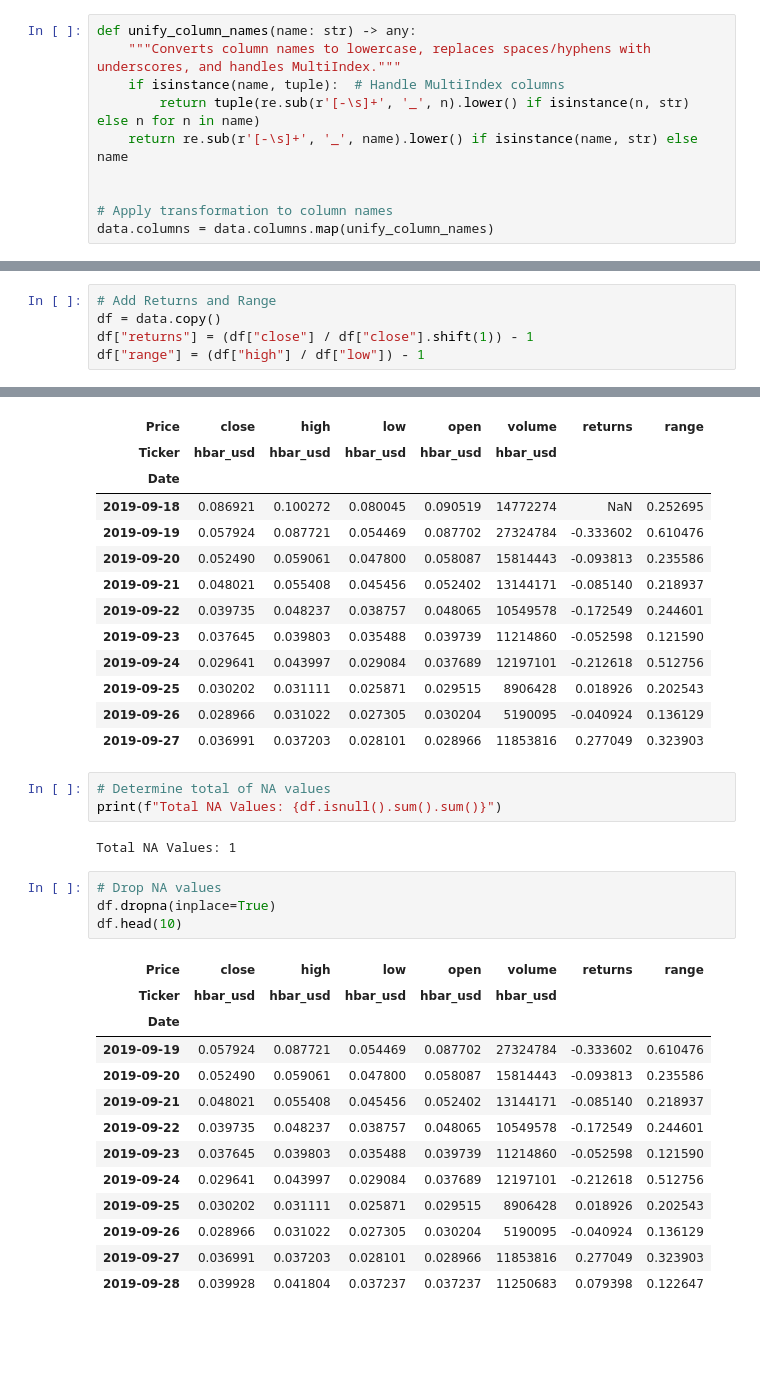
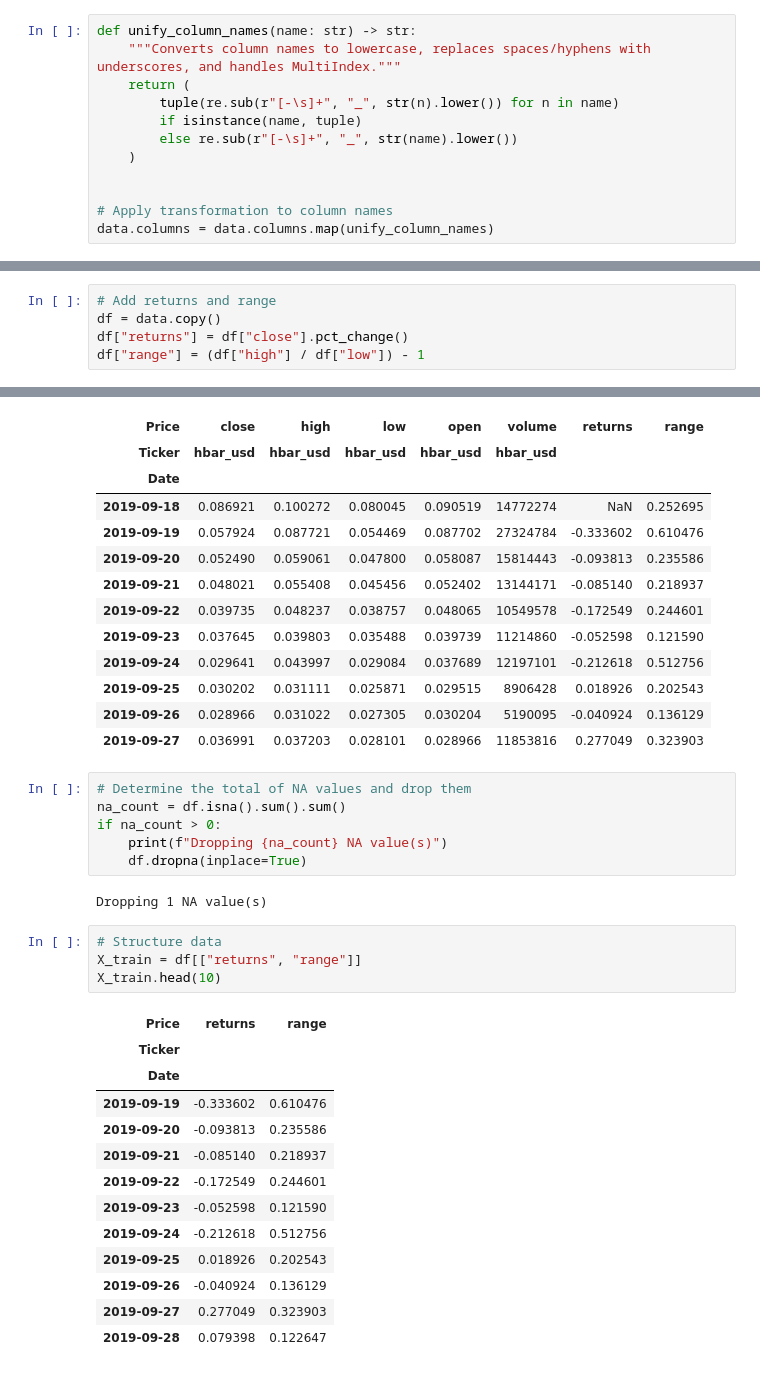
Before and after one commit to davidsprieto/python-ml-trading, a Jupyter notebook: unsupervised-ml/hidden-markov-models.ipynb, the cells around one changed output, grey strips where cells are left out. Cells and saved outputs as stored; diff of their text form; blank space fills up the shorter version.

```diff
--- a/unsupervised-ml/hidden-markov-models.ipynb
+++ b/unsupervised-ml/hidden-markov-models.ipynb
@@ -117,11 +115,13 @@ Data columns (total 5 columns):
 dtypes: float64(4), int64(1)
 memory usage: 94.1 KB
 # %%
-def unify_column_names(name: str) -> any:
+def unify_column_names(name: str) -> str:
     """Converts column names to lowercase, replaces spaces/hyphens with underscores, and handles MultiIndex."""
-    if isinstance(name, tuple):  # Handle MultiIndex columns
-        return tuple(re.sub(r'[-\s]+', '_', n).lower() if isinstance(n, str) else n for n in name)
-    return re.sub(r'[-\s]+', '_', name).lower() if isinstance(name, str) else name
+    return (
+        tuple(re.sub(r"[-\s]+", "_", str(n).lower()) for n in name)
+        if isinstance(name, tuple)
+        else re.sub(r"[-\s]+", "_", str(name).lower())
+    )
 
 
 # Apply transformation to column names
@@ -137,7 +137,7 @@ MultiIndex([( 'close', 'hbar_usd'),
             ('volume', 'hbar_usd')],
            names=['Price', 'Ticker'])
 # %%
-# Add Returns and Range
+# Add returns and range
 df = data.copy()
-df["returns"] = (df["close"] / df["close"].shift(1)) - 1
+df["returns"] = df["close"].pct_change()
 df["range"] = (df["high"] / df["low"]) - 1
@@ -172,25 +158,28 @@ df.head(10)
 | 2019-09-26 | 0.028966 | 0.031022 | 0.027305 | 0.030204 | 5190095 | -0.040924 | 0.136129 |
 | 2019-09-27 | 0.036991 | 0.037203 | 0.028101 | 0.028966 | 11853816 | 0.277049 | 0.323903 |
 # %%
-# Determine total of NA values
-print(f"Total NA Values: {df.isnull().sum().sum()}")
+# Determine the total of NA values and drop them
+na_count = df.isna().sum().sum()
+if na_count > 0:
+    print(f"Dropping {na_count} NA value(s)")
+    df.dropna(inplace=True)
 # %% [output]
-Total NA Values: 1
+Dropping 1 NA value(s)
-# %%
-# Drop NA values
-df.dropna(inplace=True)
-df.head(10)
-# %% [output]
-| Price | close | high | low | open | volume | returns | range |
-| Ticker | hbar_usd | hbar_usd | hbar_usd | hbar_usd | hbar_usd |  |  |
-| Date |  |  |  |  |  |  |  |
-| 2019-09-19 | 0.057924 | 0.087721 | 0.054469 | 0.087702 | 27324784 | -0.333602 | 0.610476 |
-| 2019-09-20 | 0.052490 | 0.059061 | 0.047800 | 0.058087 | 15814443 | -0.093813 | 0.235586 |
-| 2019-09-21 | 0.048021 | 0.055408 | 0.045456 | 0.052402 | 13144171 | -0.085140 | 0.218937 |
-| 2019-09-22 | 0.039735 | 0.048237 | 0.038757 | 0.048065 | 10549578 | -0.172549 | 0.244601 |
-| 2019-09-23 | 0.037645 | 0.039803 | 0.035488 | 0.039739 | 11214860 | -0.052598 | 0.121590 |
-| 2019-09-24 | 0.029641 | 0.043997 | 0.029084 | 0.037689 | 12197101 | -0.212618 | 0.512756 |
-| 2019-09-25 | 0.030202 | 0.031111 | 0.025871 | 0.029515 | 8906428 | 0.018926 | 0.202543 |
-| 2019-09-26 | 0.028966 | 0.031022 | 0.027305 | 0.030204 | 5190095 | -0.040924 | 0.136129 |
-| 2019-09-27 | 0.036991 | 0.037203 | 0.028101 | 0.028966 | 11853816 | 0.277049 | 0.323903 |
-| 2019-09-28 | 0.039928 | 0.041804 | 0.037237 | 0.037237 | 11250683 | 0.079398 | 0.122647 |
+# %%
+# Structure data
+X_train = df[["returns", "range"]]
+X_train.head(10)
+# %% [output]
+| Price | returns | range |
+| Ticker |  |  |
+| Date |  |  |
+| 2019-09-19 | -0.333602 | 0.610476 |
+| 2019-09-20 | -0.093813 | 0.235586 |
+| 2019-09-21 | -0.085140 | 0.218937 |
+| 2019-09-22 | -0.172549 | 0.244601 |
+| 2019-09-23 | -0.052598 | 0.121590 |
+| 2019-09-24 | -0.212618 | 0.512756 |
+| 2019-09-25 | 0.018926 | 0.202543 |
+| 2019-09-26 | -0.040924 | 0.136129 |
+| 2019-09-27 | 0.277049 | 0.323903 |
+| 2019-09-28 | 0.079398 | 0.122647 |
```
Also changed, not shown: parts of 13 cells of this notebook, 1 other file.
